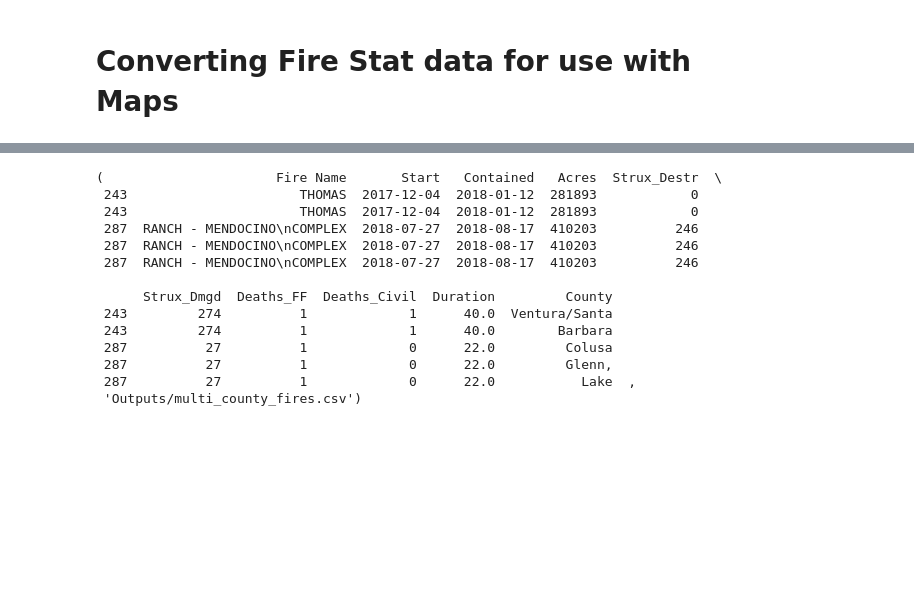
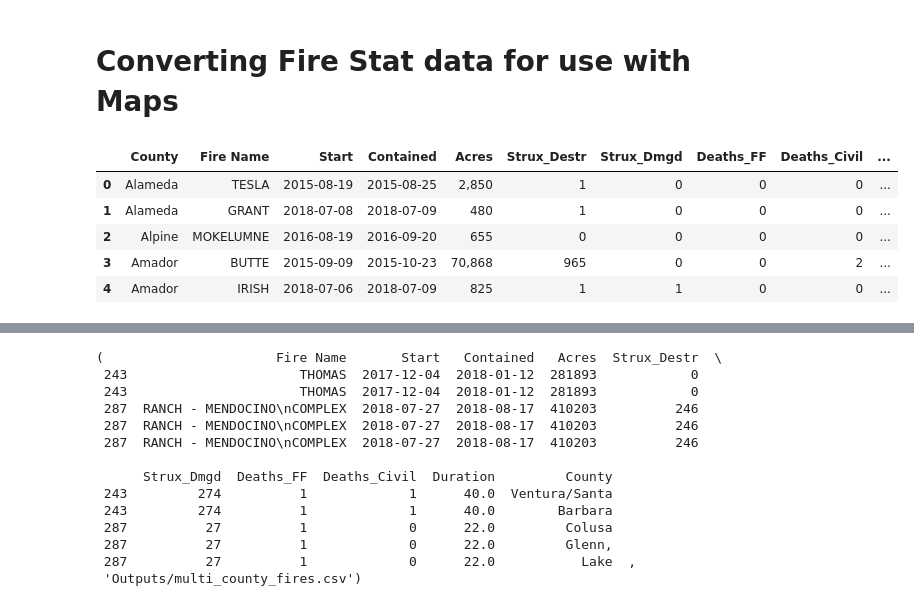
Before and after one commit to LegallyNotBlonde/Fire-Analysis, a Jupyter notebook: FireStatsToMapPrep.ipynb, the cells around one changed output, grey strips where cells are left out. Saved outputs shown, nothing was run; the diff lists cells and outputs as text; code cells hidden in the pictures; blank space fills up the shorter version.

```diff
--- a/FireStatsToMapPrep.ipynb
+++ b/FireStatsToMapPrep.ipynb
@@ -1,2 +1,28 @@
 # %% [markdown]
 # Converting Fire Stat data for use with Maps
+# %%
+import pandas as pd
+import fiona
+
+# Open the geopackage file directly using Fiona to access the attribute data without geometry
+with fiona.open('Resources/California_County_Boundaries.gpkg') as county_file:
+    county_attributes = [feature['properties'] for feature in county_file]
+
+# Convert the attributes to a DataFrame
+county_attributes_df = pd.DataFrame(county_attributes)
+
+# Rename the COUNTY_NAME to County for the join
+county_attributes_df = county_attributes_df.rename(columns={'COUNTY_NAME': 'County'})
+
+# Perform the join on attributes only
+merged_df = county_attributes_df[['County']].merge(df, on='County')
+
+# Display the merged DataFrame
+merged_df.head()
+# %% [output]
+|  | County | Fire Name | Start | Contained | Acres | Strux_Destr | Strux_Dmgd | Deaths_FF | Deaths_Civil | ... |
+| 0 | Alameda | TESLA | 2015-08-19 | 2015-08-25 | 2,850 | 1 | 0 | 0 | 0 | ... |
+| 1 | Alameda | GRANT | 2018-07-08 | 2018-07-09 | 480 | 1 | 0 | 0 | 0 | ... |
+| 2 | Alpine | MOKELUMNE | 2016-08-19 | 2016-09-20 | 655 | 0 | 0 | 0 | 0 | ... |
+| 3 | Amador | BUTTE | 2015-09-09 | 2015-10-23 | 70,868 | 965 | 0 | 0 | 2 | ... |
+| 4 | Amador | IRISH | 2018-07-06 | 2018-07-09 | 825 | 1 | 1 | 0 | 0 | ... |
```
Also changed, not shown: parts of 5 cells of this notebook, 1 other file.
